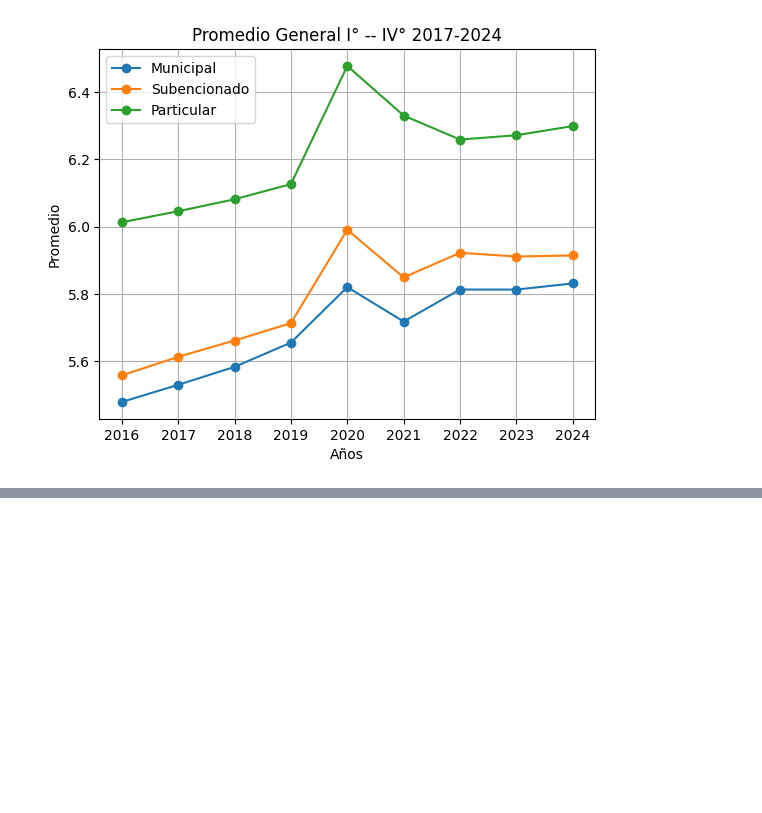
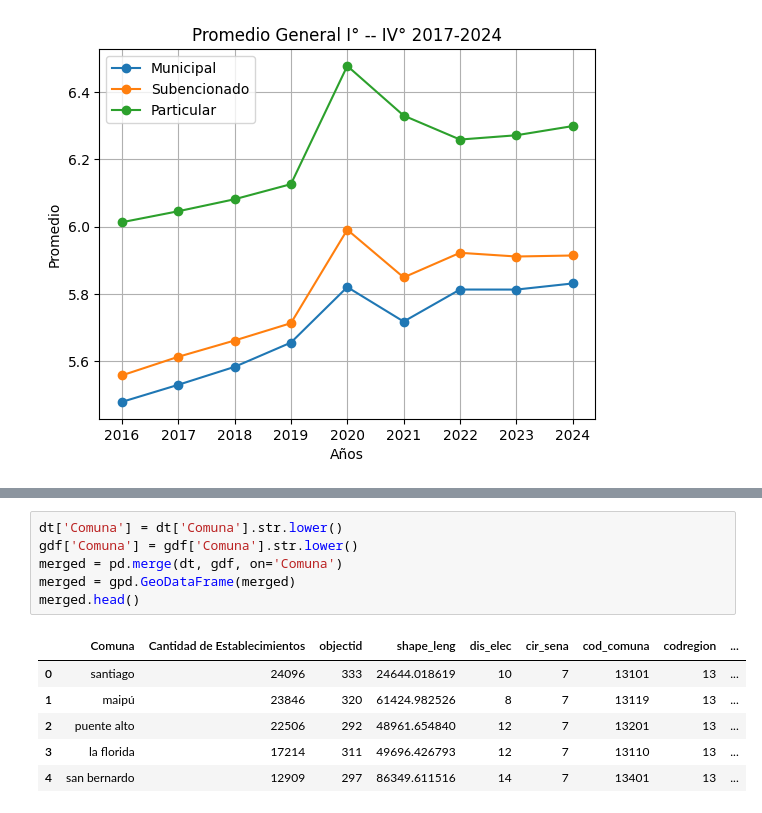
Before and after one commit to cony45678/Proyecto-Semestral-IMT2200, a Jupyter notebook: proyecto/notebook_rendimiento.ipynb, the cells around one changed output, grey strips where cells are left out. Saved outputs shown, nothing was run; the diff lists cells and outputs as text; blank space fills up the shorter version.

```diff
--- a/proyecto/notebook_rendimiento.ipynb
+++ b/proyecto/notebook_rendimiento.ipynb
@@ -277,0 +328,13 @@ plt.show()
+# %%
+dt['Comuna'] = dt['Comuna'].str.lower()
+gdf['Comuna'] = gdf['Comuna'].str.lower()
+merged = pd.merge(dt, gdf, on='Comuna')
+merged = gpd.GeoDataFrame(merged)
+merged.head()
+# %% [output]
+|  | Comuna | Cantidad de Establecimientos | objectid | shape_leng | dis_elec | cir_sena | cod_comuna | codregion | ... |
+| 0 | santiago | 24096 | 333 | 24644.018619 | 10 | 7 | 13101 | 13 | ... |
+| 1 | maipú | 23846 | 320 | 61424.982526 | 8 | 7 | 13119 | 13 | ... |
+| 2 | puente alto | 22506 | 292 | 48961.654840 | 12 | 7 | 13201 | 13 | ... |
+| 3 | la florida | 17214 | 311 | 49696.426793 | 12 | 7 | 13110 | 13 | ... |
+| 4 | san bernardo | 12909 | 297 | 86349.611516 | 14 | 7 | 13401 | 13 | ... |
```
Also changed, not shown: parts of 7 cells of this notebook.
